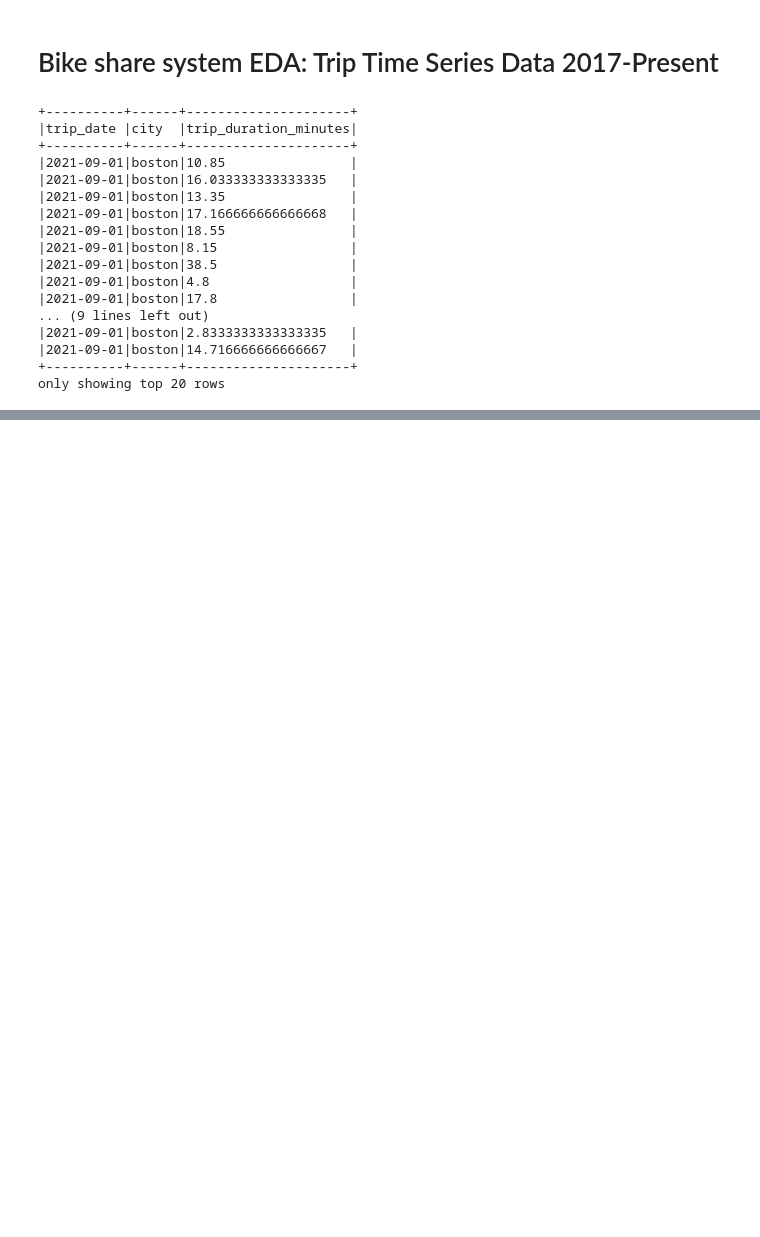
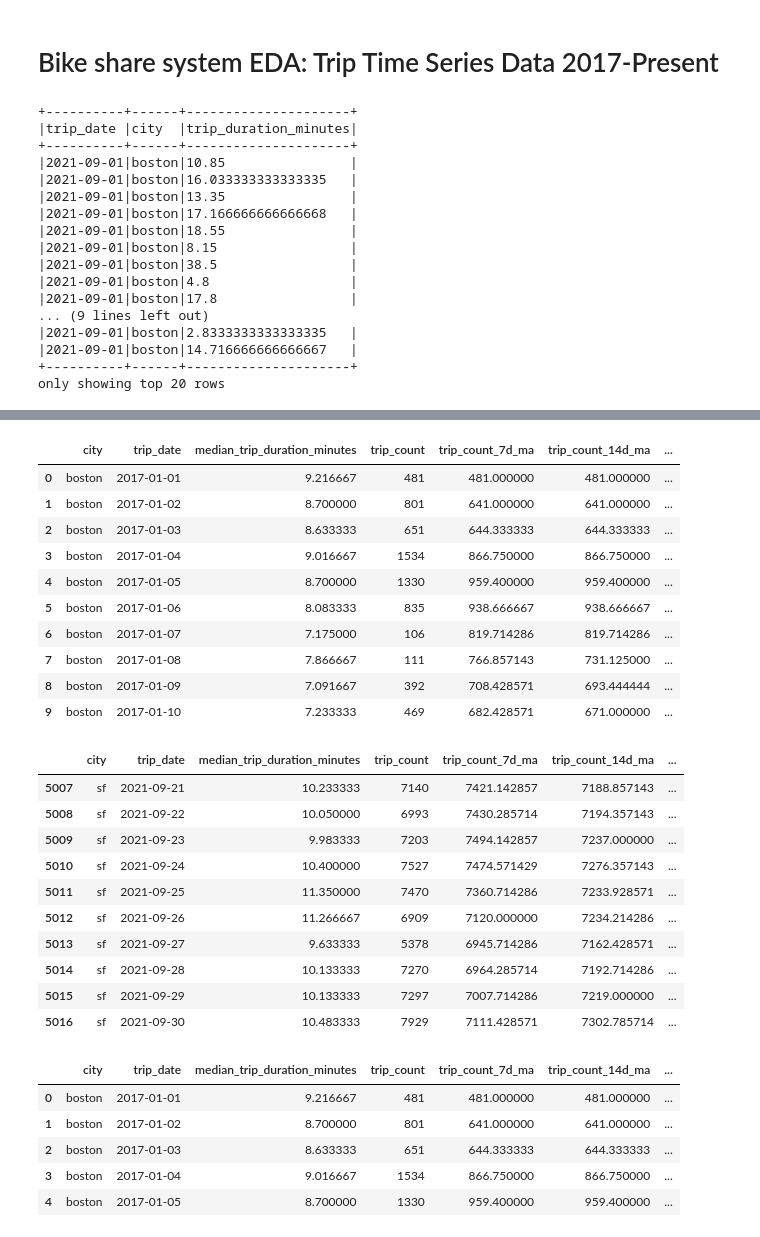
Before and after one commit to sneakerfish/bikedata, a Jupyter notebook: process_data/Trip Time Series.ipynb, the cells around one changed output, grey strips where cells are left out. Drawn from its saved outputs; the diff is of its cells as text; code cells hidden in the pictures; blank space fills up the shorter version.

```diff
--- a/process_data/Trip Time Series.ipynb
+++ b/process_data/Trip Time Series.ipynb
@@ -131,0 +134,8 @@ See the caveats in the documentation: https://pandas.pydata.org/pandas-docs/stab
+# %%
+trip_data_group_by_date_pd_df = trip_data_group_by_date_df.toPandas()
+# %%
+trip_data_boston_pd_df = trip_data_group_by_date_pd_df[trip_data_group_by_date_pd_df['city']=='boston'].copy()
+trip_data_boston_pd_df.reset_index(drop=True, inplace=True)
+trip_data_boston_pd_df['trip_count_7d_ma'] = trip_data_boston_pd_df['trip_count'].rolling(7, 1).mean()
+trip_data_boston_pd_df['trip_count_14d_ma'] = trip_data_boston_pd_df['trip_count'].rolling(14, 1).mean()
+trip_data_boston_pd_df.head(10)
@@ -131,0 +154,6 @@ See the caveats in the documentation: https://pandas.pydata.org/pandas-docs/stab
+# %%
+trip_data_nyc_pd_df = trip_data_group_by_date_pd_df[trip_data_group_by_date_pd_df['city']=='nyc'].copy()
+trip_data_nyc_pd_df.reset_index(drop=True, inplace=True)
+trip_data_nyc_pd_df['trip_count_7d_ma'] = trip_data_nyc_pd_df['trip_count'].rolling(7, 1).mean()
+trip_data_nyc_pd_df['trip_count_14d_ma'] = trip_data_nyc_pd_df['trip_count'].rolling(14, 1).mean()
+trip_data_nyc_pd_df.head(10)
@@ -131,0 +172,6 @@ See the caveats in the documentation: https://pandas.pydata.org/pandas-docs/stab
+# %%
+trip_data_sf_pd_df = trip_data_group_by_date_pd_df[trip_data_group_by_date_pd_df['city']=='sf'].copy()
+trip_data_sf_pd_df.reset_index(drop=True, inplace=True)
+trip_data_sf_pd_df['trip_count_7d_ma'] = trip_data_sf_pd_df['trip_count'].rolling(7, 1).mean()
+trip_data_sf_pd_df['trip_count_14d_ma'] = trip_data_sf_pd_df['trip_count'].rolling(14, 1).mean()
+trip_data_sf_pd_df.head(10)
@@ -131,0 +190,55 @@ See the caveats in the documentation: https://pandas.pydata.org/pandas-docs/stab
+# %%
+import pandas as pd
+from sklearn import preprocessing
+
+trip_data_by_city_df = [trip_data_boston_pd_df, trip_data_nyc_pd_df, trip_data_sf_pd_df]
+
+for city_trip_data in trip_data_by_city_df:
+    x = city_trip_data[['median_trip_duration_minutes', 'trip_count', 'trip_count_7d_ma', 'trip_count_14d_ma']].values
+    min_max_scaler = preprocessing.MinMaxScaler()
+    x_scaled = min_max_scaler.fit_transform(x)
+
+    new_columns = ['median_trip_duration_minutes_norm', 'trip_count_norm', 'trip_count_7d_ma_norm', 'trip_count_14d_ma_norm']
+    scaled_df = pd.DataFrame(x_scaled, columns=new_columns)
+
+    for column in new_columns:
+        city_trip_data[column] = scaled_df[column]
+
+
+
+trip_data_pd_df = pd.concat(trip_data_by_city_df)
+trip_data_pd_df.reset_index(drop=True, inplace=True)
+display(trip_data_pd_df.head(10))
+display(trip_data_pd_df.tail(10))
+
+trip_data_group_by_date_pd_df = trip_data_pd_df
+trip_data_group_by_date_pd_df.head()
+# %% [output]
+|  | city | trip_date | median_trip_duration_minutes | trip_count | trip_count_7d_ma | trip_count_14d_ma | ... |
+| 0 | boston | 2017-01-01 | 9.216667 | 481 | 481.000000 | 481.000000 | ... |
+| 1 | boston | 2017-01-02 | 8.700000 | 801 | 641.000000 | 641.000000 | ... |
+| 2 | boston | 2017-01-03 | 8.633333 | 651 | 644.333333 | 644.333333 | ... |
+| 3 | boston | 2017-01-04 | 9.016667 | 1534 | 866.750000 | 866.750000 | ... |
+| 4 | boston | 2017-01-05 | 8.700000 | 1330 | 959.400000 | 959.400000 | ... |
+| 5 | boston | 2017-01-06 | 8.083333 | 835 | 938.666667 | 938.666667 | ... |
+| 6 | boston | 2017-01-07 | 7.175000 | 106 | 819.714286 | 819.714286 | ... |
+| 7 | boston | 2017-01-08 | 7.866667 | 111 | 766.857143 | 731.125000 | ... |
+| 8 | boston | 2017-01-09 | 7.091667 | 392 | 708.428571 | 693.444444 | ... |
+| 9 | boston | 2017-01-10 | 7.233333 | 469 | 682.428571 | 671.000000 | ... |
+|  | city | trip_date | median_trip_duration_minutes | trip_count | trip_count_7d_ma | trip_count_14d_ma | ... |
+| 5007 | sf | 2021-09-21 | 10.233333 | 7140 | 7421.142857 | 7188.857143 | ... |
+| 5008 | sf | 2021-09-22 | 10.050000 | 6993 | 7430.285714 | 7194.357143 | ... |
+| 5009 | sf | 2021-09-23 | 9.983333 | 7203 | 7494.142857 | 7237.000000 | ... |
+| 5010 | sf | 2021-09-24 | 10.400000 | 7527 | 7474.571429 | 7276.357143 | ... |
+| 5011 | sf | 2021-09-25 | 11.350000 | 7470 | 7360.714286 | 7233.928571 | ... |
+| 5012 | sf | 2021-09-26 | 11.266667 | 6909 | 7120.000000 | 7234.214286 | ... |
+| 5013 | sf | 2021-09-27 | 9.633333 | 5378 | 6945.714286 | 7162.428571 | ... |
+| 5014 | sf | 2021-09-28 | 10.133333 | 7270 | 6964.285714 | 7192.714286 | ... |
+| 5015 | sf | 2021-09-29 | 10.133333 | 7297 | 7007.714286 | 7219.000000 | ... |
+| 5016 | sf | 2021-09-30 | 10.483333 | 7929 | 7111.428571 | 7302.785714 | ... |
+|  | city | trip_date | median_trip_duration_minutes | trip_count | trip_count_7d_ma | trip_count_14d_ma | ... |
+| 0 | boston | 2017-01-01 | 9.216667 | 481 | 481.000000 | 481.000000 | ... |
+| 1 | boston | 2017-01-02 | 8.700000 | 801 | 641.000000 | 641.000000 | ... |
+| 2 | boston | 2017-01-03 | 8.633333 | 651 | 644.333333 | 644.333333 | ... |
+| 3 | boston | 2017-01-04 | 9.016667 | 1534 | 866.750000 | 866.750000 | ... |
+| 4 | boston | 2017-01-05 | 8.700000 | 1330 | 959.400000 | 959.400000 | ... |
```
Also changed, not shown: parts of 13 cells of this notebook, 4 other files.
